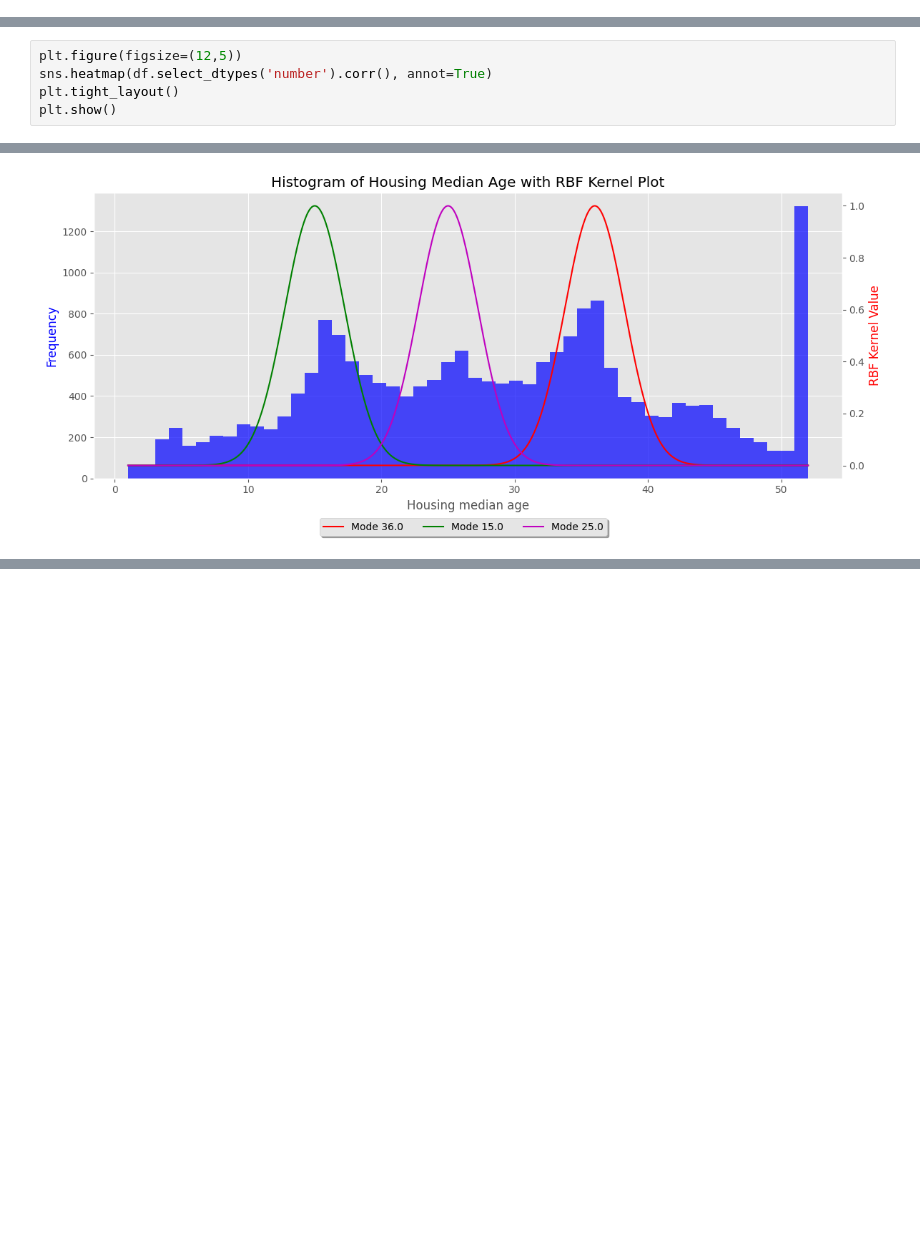
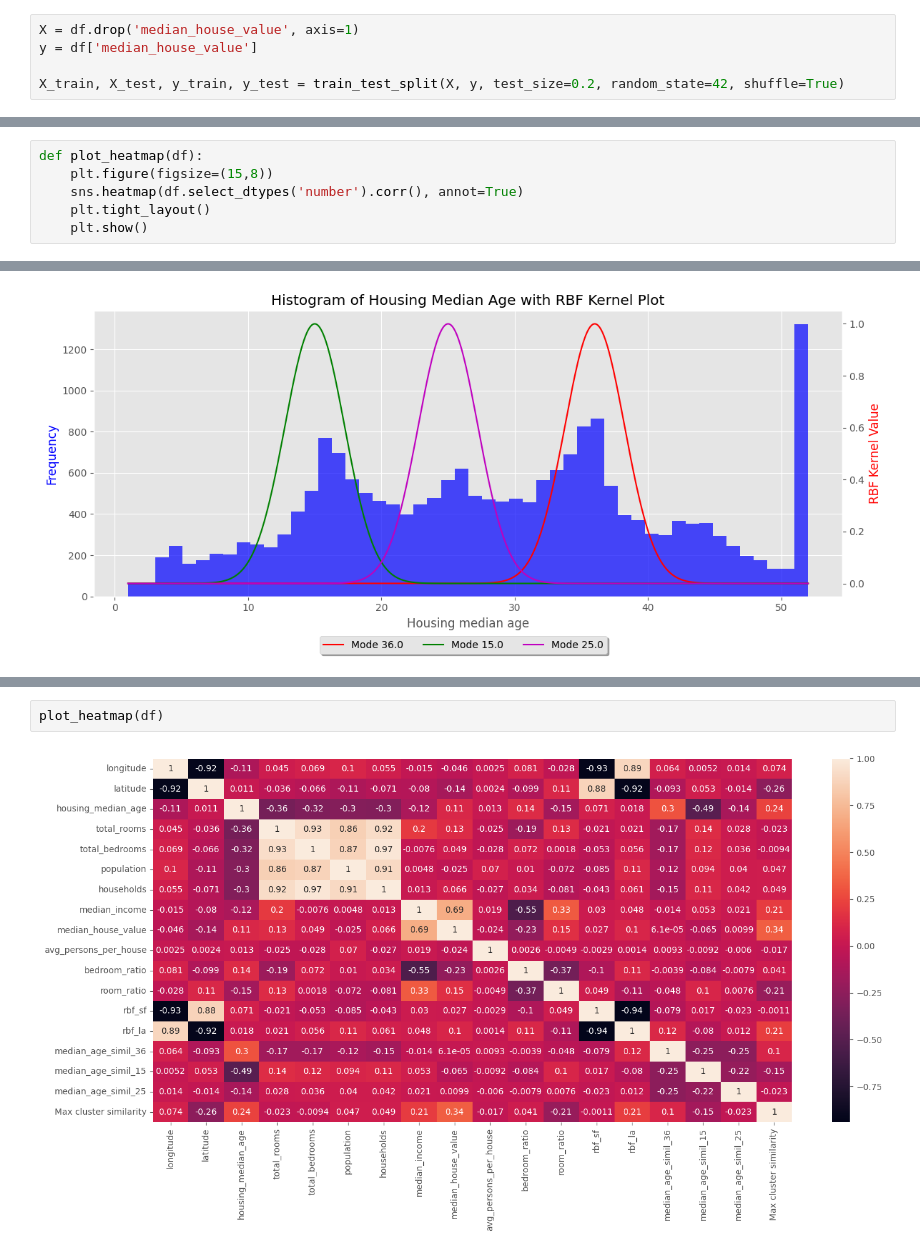
Before and after one commit to Moraw1993/Programowanie-SI, a Jupyter notebook: 5. Sklearn/Classification/HousePrediction.ipynb, the cells around one changed output, grey strips where cells are left out. Drawn from its saved outputs; the diff is of its cells as text; blank space fills up the shorter version.

```diff
--- a/5. Sklearn/Classification/HousePrediction.ipynb
+++ b/5. Sklearn/Classification/HousePrediction.ipynb
@@ -73,6 +74,11 @@ def readDataSet():
     return CaliforniaDf
 # %%
 df = readDataSet()
+# %%
+X = df.drop('median_house_value', axis=1)
+y = df['median_house_value']
+
+X_train, X_test, y_train, y_test = train_test_split(X, y, test_size=0.2, random_state=42, shuffle=True)
 # %% [markdown]
 # Data Understanding
 # %% [markdown]
@@ -465,7 +471,8 @@ def create_features(df):
 
 df = create_features(df)
 # %%
-plt.figure(figsize=(12,5))
-sns.heatmap(df.select_dtypes('number').corr(), annot=True)
-plt.tight_layout()
-plt.show()
+def plot_heatmap(df):
+    plt.figure(figsize=(15,8))
+    sns.heatmap(df.select_dtypes('number').corr(), annot=True)
+    plt.tight_layout()
+    plt.show()
@@ -601,0 +651,4 @@ df
+# %%
+plot_heatmap(df)
+# %% [output]
+[figure, added]
```
Also changed, not shown: parts of 9 cells of this notebook.
